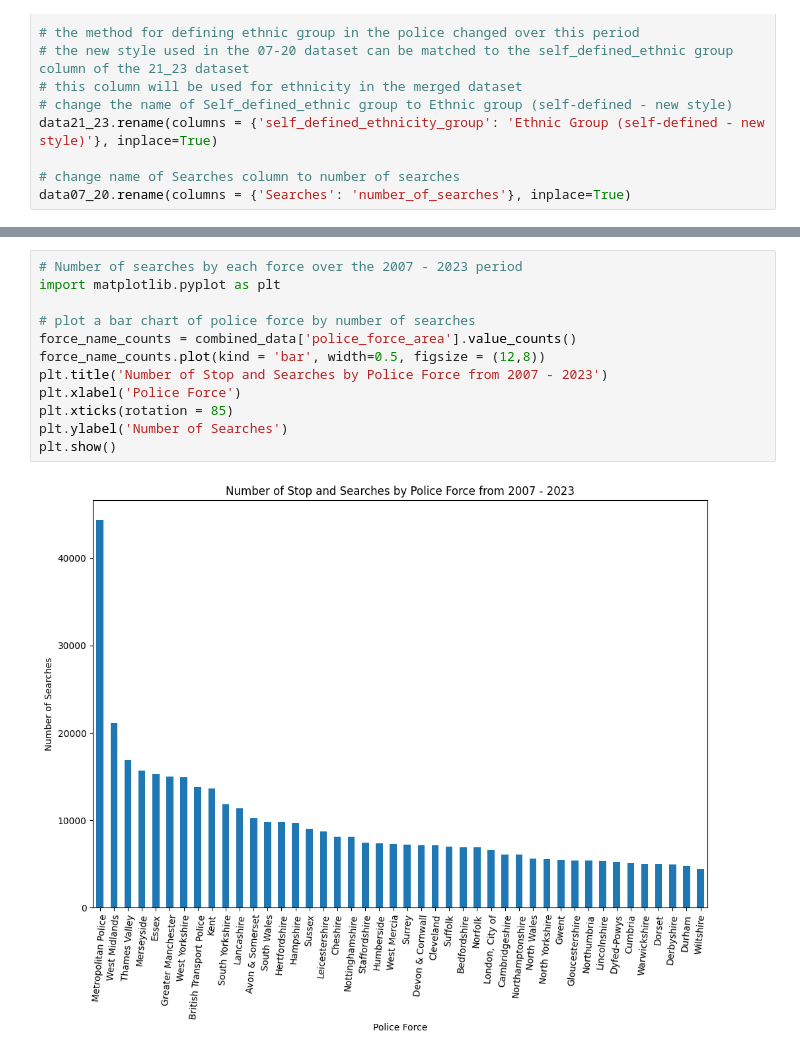
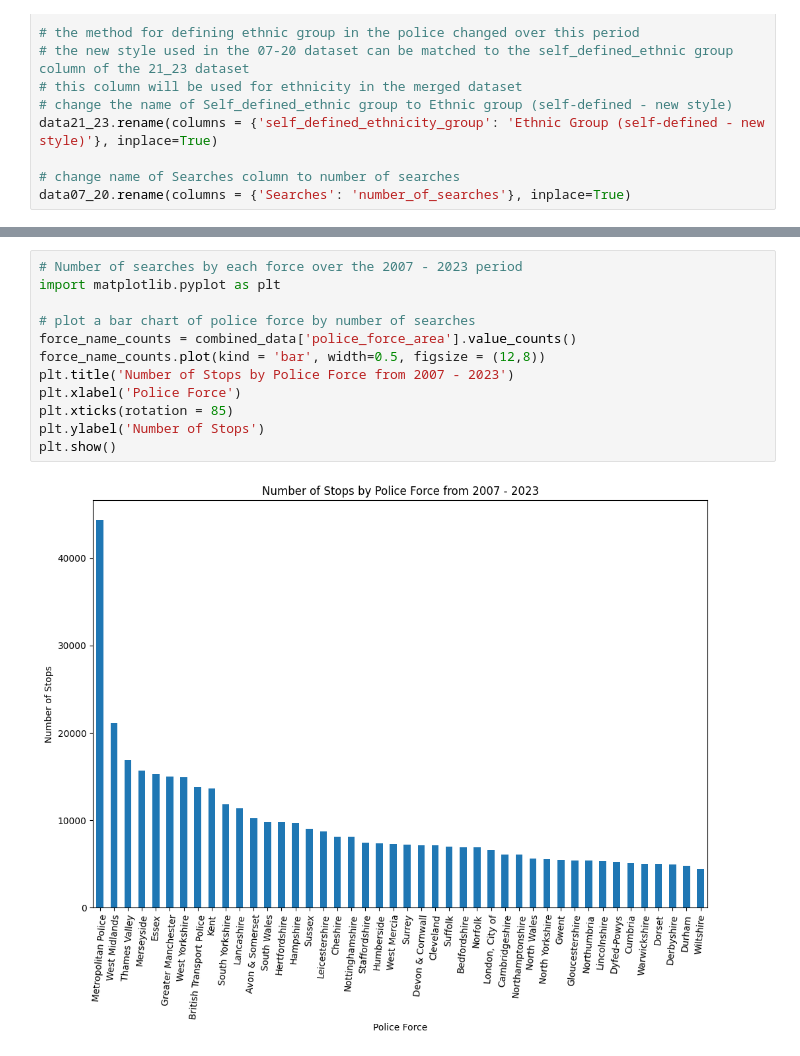
Before and after one commit to elliecheshire/Stop_and_Search, a Jupyter notebook: Stop_Search_analysis.ipynb, the cells around one changed output, grey strips where cells are left out. Cells and saved outputs as stored; diff of their text form.

```diff
--- a/Stop_Search_analysis.ipynb
+++ b/Stop_Search_analysis.ipynb
@@ -90,14 +84,14 @@ combined_data.head()
 # %%
 # Number of searches by each force over the 2007 - 2023 period
 import matplotlib.pyplot as plt
 
 # plot a bar chart of police force by number of searches
 force_name_counts = combined_data['police_force_area'].value_counts()
 force_name_counts.plot(kind = 'bar', width=0.5, figsize = (12,8))
-plt.title('Number of Stop and Searches by Police Force from 2007 - 2023')
+plt.title('Number of Stops by Police Force from 2007 - 2023')
 plt.xlabel('Police Force')
 plt.xticks(rotation = 85)
-plt.ylabel('Number of Searches')
+plt.ylabel('Number of Stops')
 plt.show()
 # %% [output]
-[figure, old version]
+[figure, new version]
```
Also changed, not shown: parts of 4 cells of this notebook.
